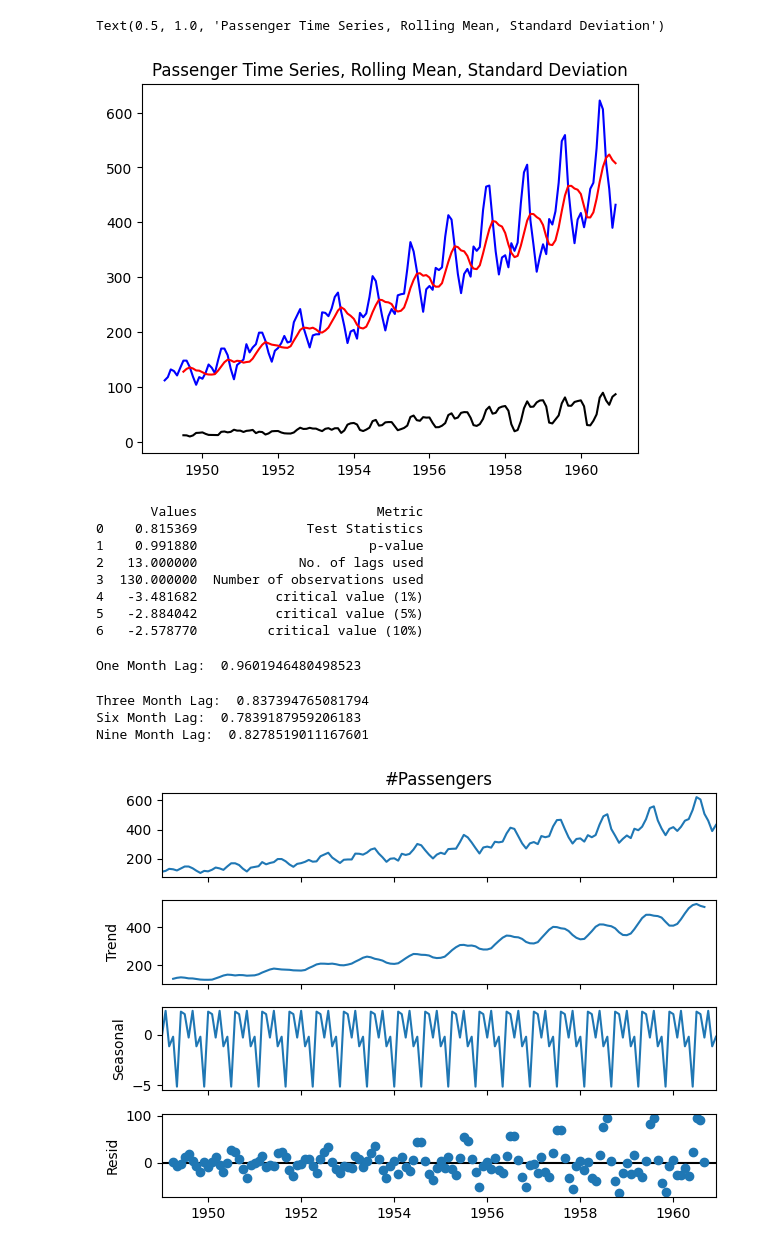
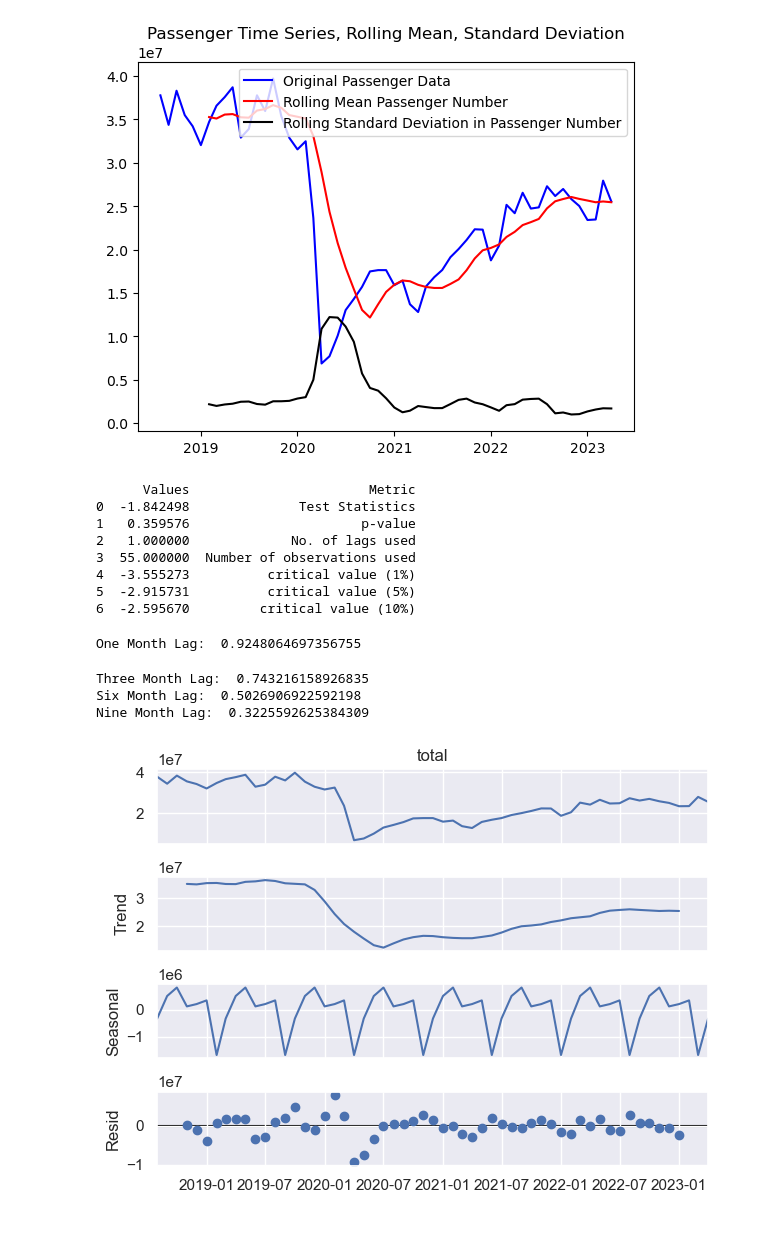
Before and after one commit to whaner/timeseries, a Jupyter notebook: main.ipynb, the cells around one changed output. Drawn from its saved outputs; the diff is of its cells as text; code cells hidden in the pictures.

```diff
--- a/main.ipynb
+++ b/main.ipynb
@@ -66,4 +28,0 @@ df
-# %%
-#Transforming the variable type
-df['date'] = pd.to_datetime(df['date'], format='%Y-%m')
-print(df.head())
@@ -77,5 +28,0 @@ print(df.head())
-# %%
-#Setting the month feature as index
-df.index = df['date']
-del df['date']
-print(df.head())
@@ -103,0 +29,3 @@ rolling_std = df.rolling(7).std()
+# %%
+df_blue = df[df['line'] == 1]
+df_blue.columns
@@ -103,0 +36,2 @@ rolling_std = df.rolling(7).std()
+# %%
+df_blue.drop(columns=['line', 'MDU (Business Days Mean)', 'MSD (Saturdays Mean)', 'MDO (Sundays Mean)', 'MAX (Daily Max)'], inplace=True)
@@ -104,11 +79,12 @@ rolling_std = df.rolling(7).std()
 # %%
-plt.plot(df, color="blue",label="Original Passenger Data")
+plt.plot(df_blue.index, df_blue.loc[:,'total'], color="blue",label="Original Passenger Data")
 plt.plot(rolling_mean, color="red", label="Rolling Mean Passenger Number")
 plt.plot(rolling_std, color="black", label = "Rolling Standard Deviation in Passenger Number")
 plt.title("Passenger Time Series, Rolling Mean, Standard Deviation")
+plt.legend(loc="best")
+plt.show()
 # %% [output]
-Text(0.5, 1.0, 'Passenger Time Series, Rolling Mean, Standard Deviation')
-[figure, old version]
+[figure, new version]
 # %%
 from statsmodels.tsa.stattools import adfuller
 # %%
@@ -116,40 +92,40 @@ adft = adfuller(df,autolag="AIC")
 # %%
-output_df = pd.DataFrame({"Values":[adft[0],adft[1],adft[2],adft[3], adft[4]['1%'], adft[4]['5%'], adft[4]['10%']]  , "Metric":["Test Statistics","p-value","No. of lags used","Number of observations used",
+output_df_blue = pd.DataFrame({"Values":[adft[0],adft[1],adft[2],adft[3], adft[4]['1%'], adft[4]['5%'], adft[4]['10%']]  , "Metric":["Test Statistics","p-value","No. of lags used","Number of observations used",
                                                         "critical value (1%)", "critical value (5%)", "critical value (10%)"]})
-print(output_df)
+print(output_df_blue)
 # %% [output]
-       Values                       Metric
-0    0.815369              Test Statistics
-1    0.991880                      p-value
-2   13.000000             No. of lags used
-3  130.000000  Number of observations used
-4   -3.481682          critical value (1%)
-5   -2.884042          critical value (5%)
-6   -2.578770         critical value (10%)
+      Values                       Metric
+0  -1.842498              Test Statistics
+1   0.359576                      p-value
+2   1.000000             No. of lags used
+3  55.000000  Number of observations used
+4  -3.555273          critical value (1%)
+5  -2.915731          critical value (5%)
+6  -2.595670         critical value (10%)
 # %%
-autocorrelation_lag1 = df['#Passengers'].autocorr(lag=1)
+autocorrelation_lag1 = df_blue['total'].autocorr(lag=1)
 print("One Month Lag: ", autocorrelation_lag1)
 # %% [output]
-One Month Lag:  0.9601946480498523
+One Month Lag:  0.9248064697356755
 # %%
-autocorrelation_lag3 = df['#Passengers'].autocorr(lag=3)
+autocorrelation_lag3 = df_blue['total'].autocorr(lag=3)
 print("Three Month Lag: ", autocorrelation_lag3)
 
-autocorrelation_lag6 = df['#Passengers'].autocorr(lag=6)
+autocorrelation_lag6 = df_blue['total'].autocorr(lag=6)
 print("Six Month Lag: ", autocorrelation_lag6)
 
-autocorrelation_lag9 = df['#Passengers'].autocorr(lag=9)
+autocorrelation_lag9 = df_blue['total'].autocorr(lag=9)
 print("Nine Month Lag: ", autocorrelation_lag9)
 # %% [output]
-Three Month Lag:  0.837394765081794
-Six Month Lag:  0.7839187959206183
-Nine Month Lag:  0.8278519011167601
+Three Month Lag:  0.743216158926835
+Six Month Lag:  0.5026906922592198
+Nine Month Lag:  0.3225592625384309
 # %%
 from statsmodels.tsa.seasonal import seasonal_decompose
 # %%
-decompose = seasonal_decompose(df['#Passengers'],model='additive', period=7)
+decompose = seasonal_decompose(df_blue['total'],model='additive', period=7)
 decompose.plot()
 plt.show()
 # %% [output]
-[figure, old version]
+[figure, new version]
 # %%
```
Also changed, not shown: parts of 25 cells of this notebook, 1 other file.
